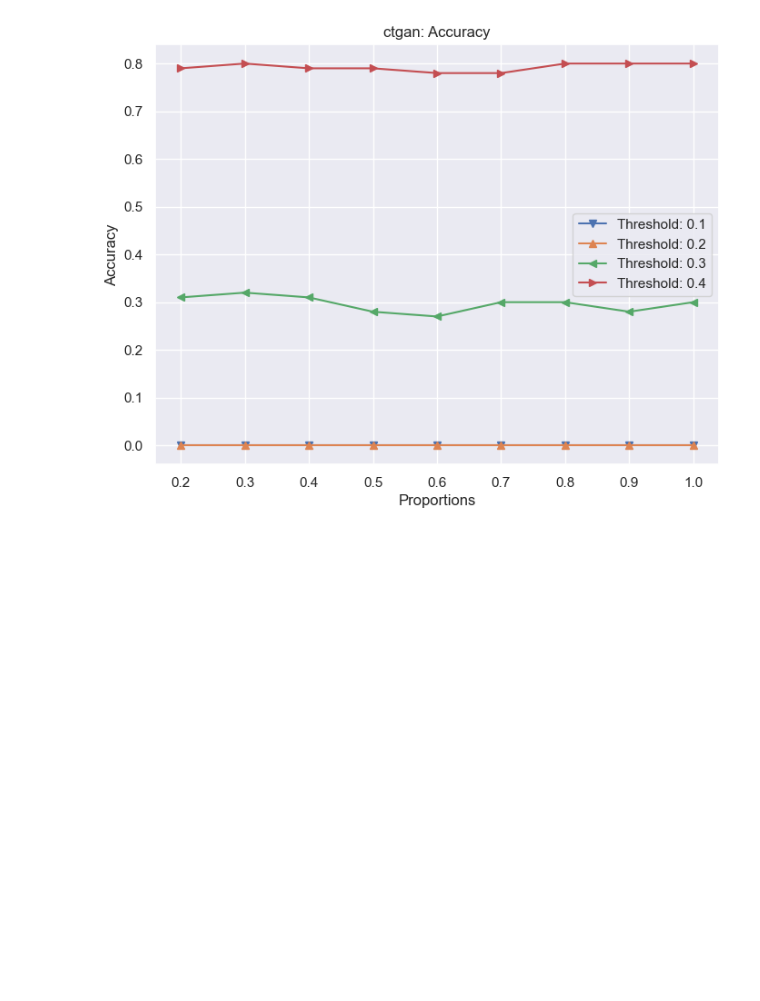
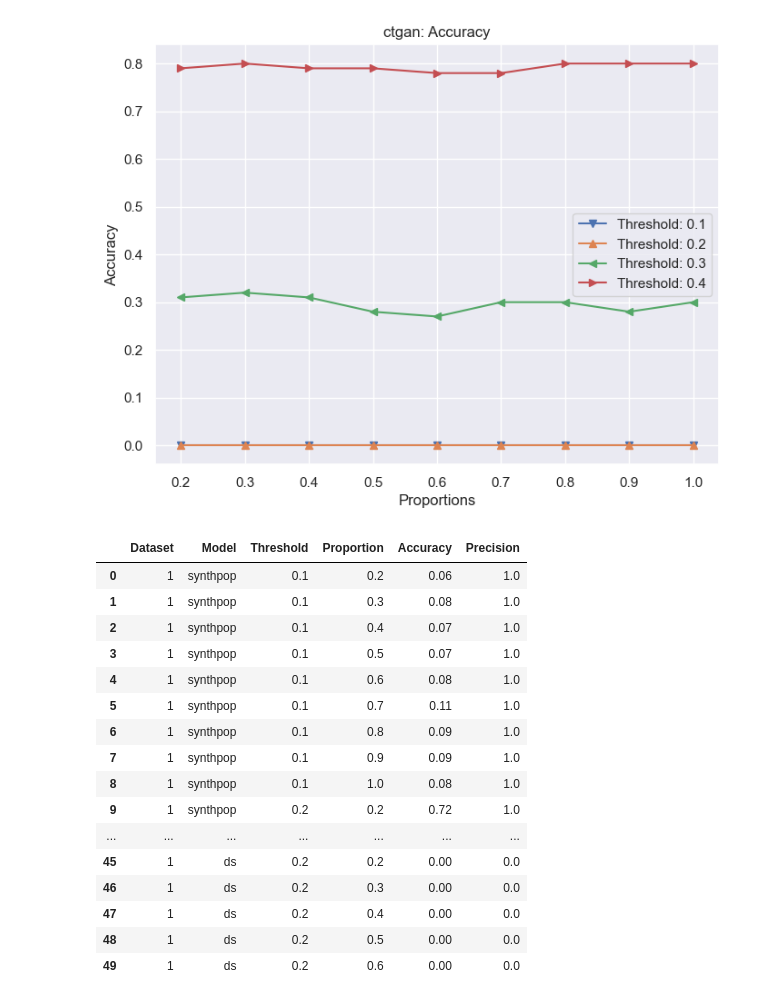
Before and after one commit to toHartel/bt-tobias-hartel, a Jupyter notebook: scripts/dataset_1.ipynb, the cells around one changed output. Cells and saved outputs as stored; diff of their text form; code cells hidden in the pictures; blank space fills up the shorter version.

```diff
--- a/scripts/dataset_1.ipynb
+++ b/scripts/dataset_1.ipynb
@@ -402,10 +385,28 @@ for i, model in enumerate(models):
 # %%
 row = []
 proportions = [0.2, 0.3, 0.4, 0.5, 0.6, 0.7, 0.8, 0.9, 1]
 thresholds = [0.1, 0.2, 0.3, 0.4]
 for i, model in enumerate(models):
     for th in thresholds:
         for n, prop in enumerate(proportions):
             row.append([1,model_names[i], th, prop, mia_results[model_names[i]]["accuracy"][th][n], mia_results[model_names[i]]["precision"][th][n]])
 mia_df = pd.DataFrame(row, columns=["Dataset", "Model", "Threshold", "Proportion", "Accuracy", "Precision"])
-# mia_df.head(50)
+mia_df.head(50)
+# %% [output]
+|  | Dataset | Model | Threshold | Proportion | Accuracy | Precision |
+| 0 | 1 | synthpop | 0.1 | 0.2 | 0.06 | 1.0 |
+| 1 | 1 | synthpop | 0.1 | 0.3 | 0.08 | 1.0 |
+| 2 | 1 | synthpop | 0.1 | 0.4 | 0.07 | 1.0 |
+| 3 | 1 | synthpop | 0.1 | 0.5 | 0.07 | 1.0 |
+| 4 | 1 | synthpop | 0.1 | 0.6 | 0.08 | 1.0 |
+| 5 | 1 | synthpop | 0.1 | 0.7 | 0.11 | 1.0 |
+| 6 | 1 | synthpop | 0.1 | 0.8 | 0.09 | 1.0 |
+| 7 | 1 | synthpop | 0.1 | 0.9 | 0.09 | 1.0 |
+| 8 | 1 | synthpop | 0.1 | 1.0 | 0.08 | 1.0 |
+| 9 | 1 | synthpop | 0.2 | 0.2 | 0.72 | 1.0 |
+| ... | ... | ... | ... | ... | ... | ... |
+| 45 | 1 | ds | 0.2 | 0.2 | 0.00 | 0.0 |
+| 46 | 1 | ds | 0.2 | 0.3 | 0.00 | 0.0 |
+| 47 | 1 | ds | 0.2 | 0.4 | 0.00 | 0.0 |
+| 48 | 1 | ds | 0.2 | 0.5 | 0.00 | 0.0 |
+| 49 | 1 | ds | 0.2 | 0.6 | 0.00 | 0.0 |
```
Also changed, not shown: parts of 1 cell of this notebook, 2 other files.
